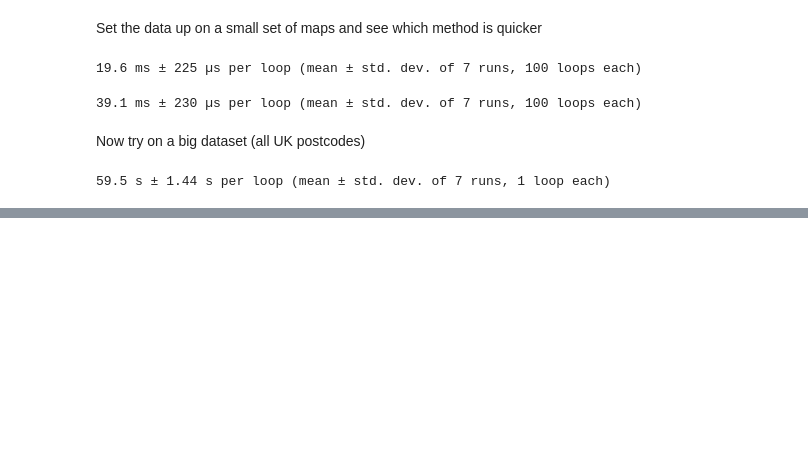
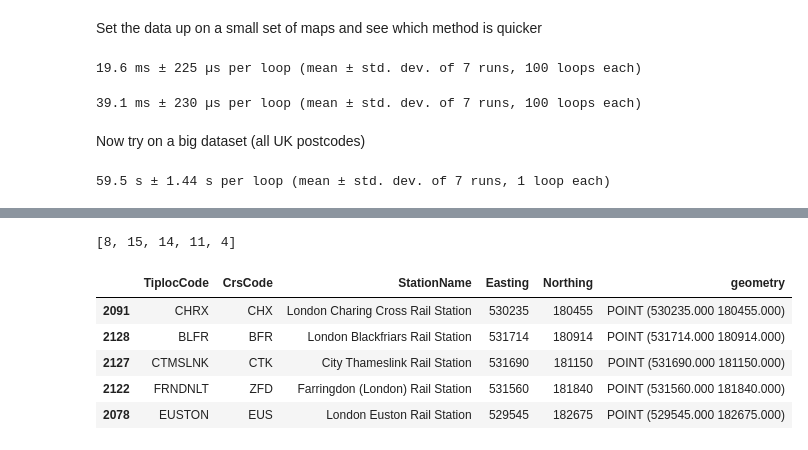
Before and after one commit to richardkappa/LandReg_py, a Jupyter notebook: Investigations/NearestPolygon play.ipynb, the cells around one changed output, grey strips where cells are left out. Saved outputs shown, nothing was run; the diff lists cells and outputs as text; code cells hidden in the pictures; blank space fills up the shorter version.

```diff
--- a/Investigations/NearestPolygon play.ipynb
+++ b/Investigations/NearestPolygon play.ipynb
@@ -176,0 +179,28 @@ test = left.join(distance(left, right, oldName, newName))
+# %%
+whichmap = "Euston"
+Mapset = load_obj("Clipped5k_"+whichmap)
+
+left = Mapset['NSPL_gdf']
+right = Mapset['RailwayStations']
+oldName = "StationName"
+newName = "TrainStation"
+# %%
+sindex = right.sindex
+# %%
+for geom in left.geometry:
+    potential = list(sindex.nearest(geom.bounds, num_results=5)) # get five closest geoms based on rtree
+    subset = right.iloc[potential]
+    closest = right.loc[subset.distance(geom).idxmin()] # get the closest feature
+# %%
+potential
+# %% [output]
+[8, 15, 14, 11, 4]
+# %%
+subset
+# %% [output]
+|  | TiplocCode | CrsCode | StationName | Easting | Northing | geometry |
+| 2091 | CHRX | CHX | London Charing Cross Rail Station | 530235 | 180455 | POINT (530235.000 180455.000) |
+| 2128 | BLFR | BFR | London Blackfriars Rail Station | 531714 | 180914 | POINT (531714.000 180914.000) |
+| 2127 | CTMSLNK | CTK | City Thameslink Rail Station | 531690 | 181150 | POINT (531690.000 181150.000) |
+| 2122 | FRNDNLT | ZFD | Farringdon (London) Rail Station | 531560 | 181840 | POINT (531560.000 181840.000) |
+| 2078 | EUSTON | EUS | London Euston Rail Station | 529545 | 182675 | POINT (529545.000 182675.000) |
```
Also changed, not shown: parts of 3 cells of this notebook.
